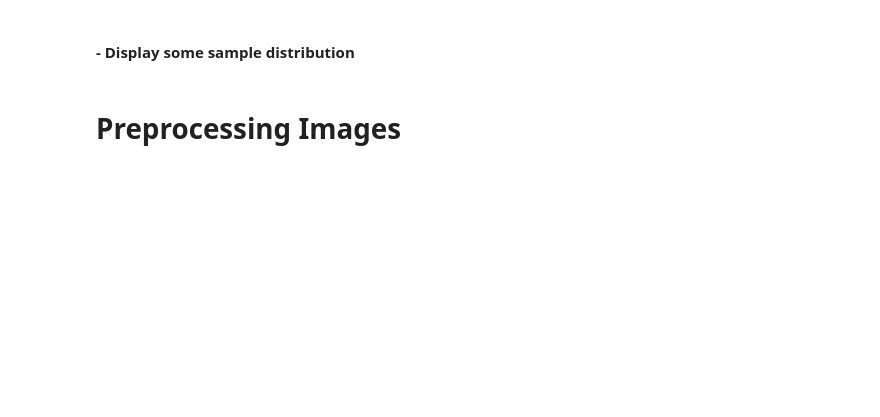
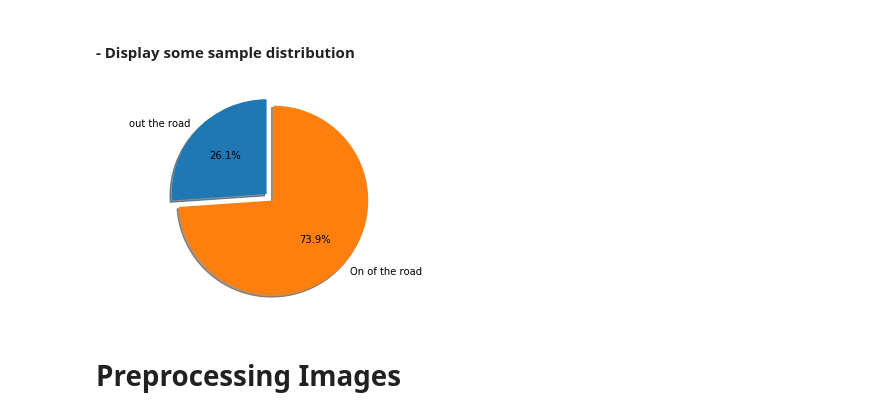
Before and after one commit to publicissapient-france/xebikart-car, a Jupyter notebook: car-ml/workspace/supervised_models/CNN_stop_exit_road_V2.ipynb, the cells around one changed output. Drawn from its saved outputs; the diff is of its cells as text; code cells hidden in the pictures; blank space fills up the shorter version.

```diff
--- a/car-ml/workspace/supervised_models/CNN_stop_exit_road_V2.ipynb
+++ b/car-ml/workspace/supervised_models/CNN_stop_exit_road_V2.ipynb
@@ -51,8 +55,8 @@ tf.enable_eager_execution()
 # parameters
 # dataset parameters
 tubes_root_folder = 'file:/workspace/xebikart-ml-tubes'
-tubes_folders_exit = ["tub.v7.01", "tub.v7.02"]
-tubes_folders_road = ["tub.v5.01", "tub.v5.02", "tub.v4.01", "tub.v4.02"]#, "tub.v5.03", "tub.v5.04"]
+tubes_folders_road = ["tub.v7.01", "tub.v7.02"]
+tubes_folders_exit = ["tub.v5.01", "tub.v5.02", "tub.v4.01", "tub.v4.02", "tub.v5.03"]# "tub.v5.04"
 
 test_size=0.2
 
@@ -60,8 +64,7 @@ test_size=0.2
 batch_size = 32
 shuffle_size = 200
 n_epochs = 50
-learning_rate = 1e-4
-decay = 1e-3
+learning_rate = 1e-3
 # %% [markdown]
 # Load data
 # %% [markdown]
@@ -75,6 +78,6 @@ exit_tubes_df['label'] = 1
 road_tubes_df = road_tubes_df.rename(columns={"cam/image_array": "images_path"})
 exit_tubes_df = exit_tubes_df.rename(columns={"cam/image_array": "images_path"})
 tubes_df = pd.concat([road_tubes_df, exit_tubes_df]).reset_index(drop=True)
-tubes_df = tubes_df.drop(["user/angle", "user/throttle", "user/mode", "timestamp"], axis=1)
+tubes_df = tubes_df.drop(["user/angle", "user/throttle", "user/mode", "timestamp", 'num_tube'], axis=1)
 # %%
 tubes_df.head()
@@ -95,15 +107,17 @@ for n, sample in tubes_df.sample(3).reset_index().iterrows():
 # %% [markdown]
 #### **- Display some sample distribution**
 # %%
-labels = 'on the road', 'Out of the road'
+labels = 'out the road', 'On of the road'
 sizes = [len(tubes_df[tubes_df.label == 0]), len(tubes_df[tubes_df.label == 1])]
 explode = (0, 0.1)
 
 fig1, ax1 = plt.subplots()
 ax1.pie(sizes, explode=explode, labels=labels, autopct='%1.1f%%', shadow=True, startangle=90)
 ax1.axis('equal')  # Equal aspect ratio ensures that pie is drawn as a circle.
 
 plt.show()
+# %% [output]
+[figure, added]
 # %% [markdown]
 # Preprocessing Images
 # %%
```
Also changed, not shown: parts of 14 cells of this notebook.
